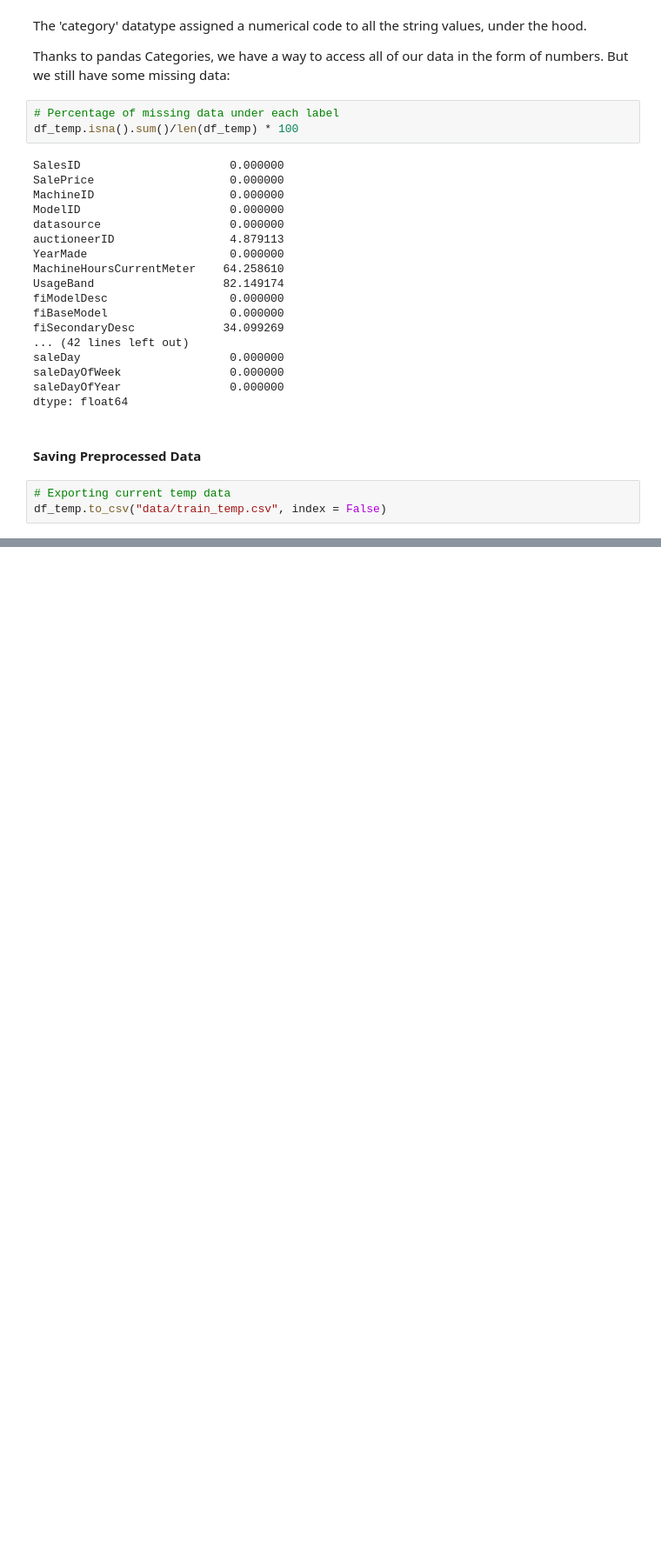
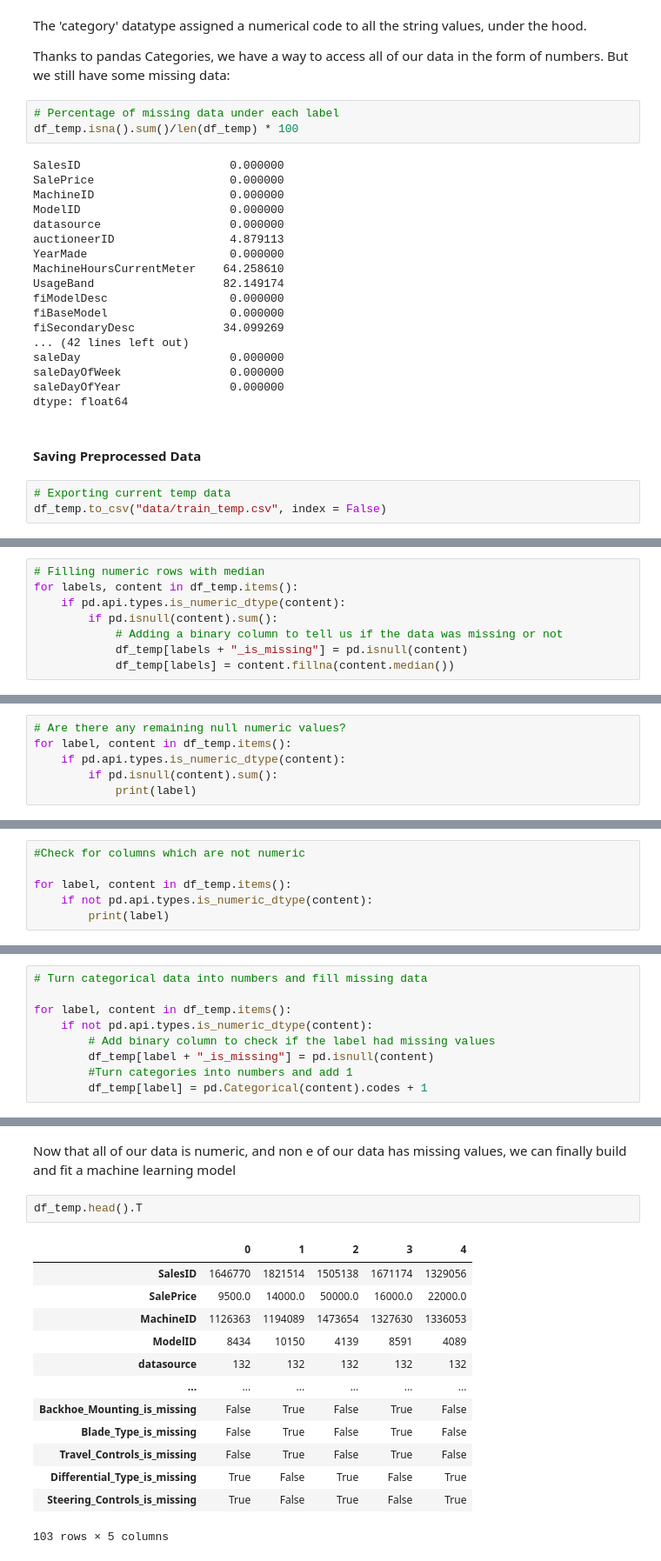
Before and after one commit to sarthaklambaa/Bulldozer-Price-Prediction, a Jupyter notebook: bulldozer-price-prediction.ipynb, the cells around one changed output, grey strips where cells are left out. Shown at 87% size. Saved outputs shown, nothing was run; the diff lists cells and outputs as text; blank space fills up the shorter version.

```diff
--- a/bulldozer-price-prediction.ipynb
+++ b/bulldozer-price-prediction.ipynb
@@ -516,0 +559,8 @@ NameError: name 'data' is not defined
+# %%
+# Filling numeric rows with median
+for labels, content in df_temp.items():
+    if pd.api.types.is_numeric_dtype(content):
+        if pd.isnull(content).sum():
+            # Adding a binary column to tell us if the data was missing or not
+            df_temp[labels + "_is_missing"] = pd.isnull(content)
+            df_temp[labels] = content.fillna(content.median())
@@ -516,0 +569,6 @@ NameError: name 'data' is not defined
+# %%
+# Are there any remaining null numeric values?
+for label, content in df_temp.items():
+    if pd.api.types.is_numeric_dtype(content):
+        if pd.isnull(content).sum():
+            print(label)
@@ -516,0 +607,6 @@ NameError: name 'data' is not defined
+# %%
+#Check for columns which are not numeric
+
+for label, content in df_temp.items():
+    if not pd.api.types.is_numeric_dtype(content):
+        print(label)
@@ -516,0 +635,9 @@ NameError: name 'data' is not defined
+# %%
+# Turn categorical data into numbers and fill missing data
+
+for label, content in df_temp.items():
+    if not pd.api.types.is_numeric_dtype(content):
+        # Add binary column to check if the label had missing values
+        df_temp[label + "_is_missing"] = pd.isnull(content)
+        #Turn categories into numbers and add 1
+        df_temp[label] = pd.Categorical(content).codes + 1
@@ -516,0 +661,18 @@ NameError: name 'data' is not defined
+# %% [markdown]
+Now that all of our data is numeric, and non e of our data has missing values, we can finally build and fit a machine learning model
+# %%
+df_temp.head().T
+# %% [output]
+|  | 0 | 1 | 2 | 3 | 4 |
+| SalesID | 1646770 | 1821514 | 1505138 | 1671174 | 1329056 |
+| SalePrice | 9500.0 | 14000.0 | 50000.0 | 16000.0 | 22000.0 |
+| MachineID | 1126363 | 1194089 | 1473654 | 1327630 | 1336053 |
+| ModelID | 8434 | 10150 | 4139 | 8591 | 4089 |
+| datasource | 132 | 132 | 132 | 132 | 132 |
+| ... | ... | ... | ... | ... | ... |
+| Backhoe_Mounting_is_missing | False | True | False | True | False |
+| Blade_Type_is_missing | False | True | False | True | False |
+| Travel_Controls_is_missing | False | True | False | True | False |
+| Differential_Type_is_missing | True | False | True | False | True |
+| Steering_Controls_is_missing | True | False | True | False | True |
+103 rows × 5 columns
```
Also changed, not shown: parts of 56 cells of this notebook.
